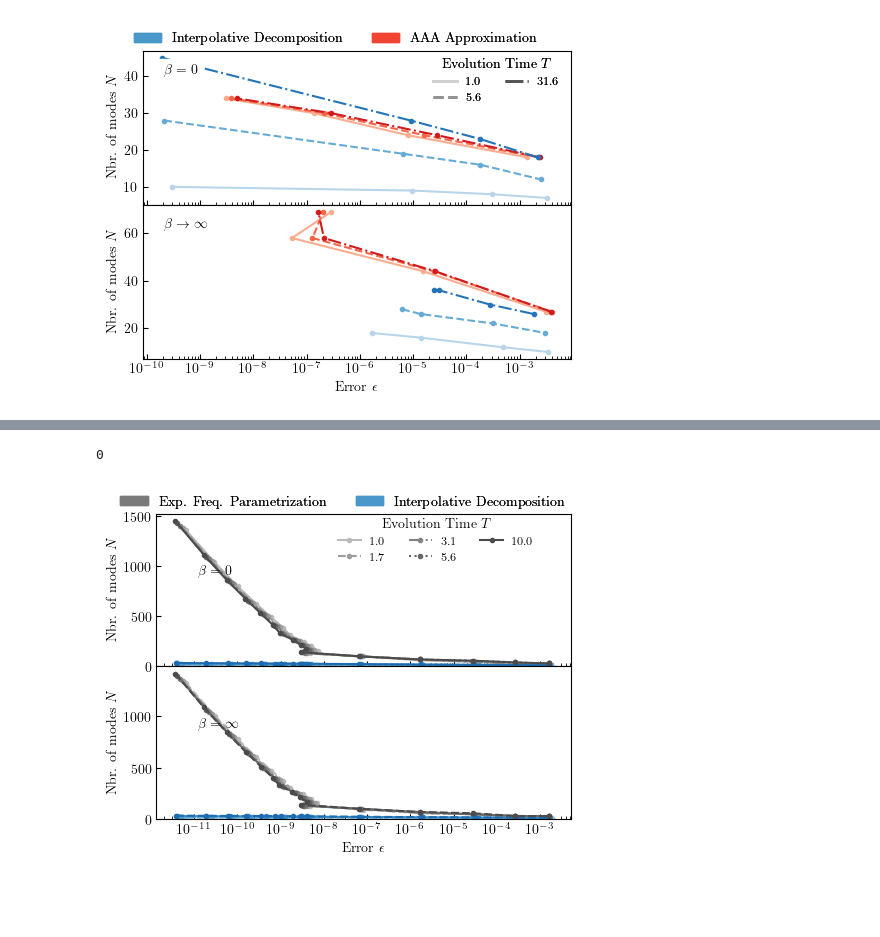
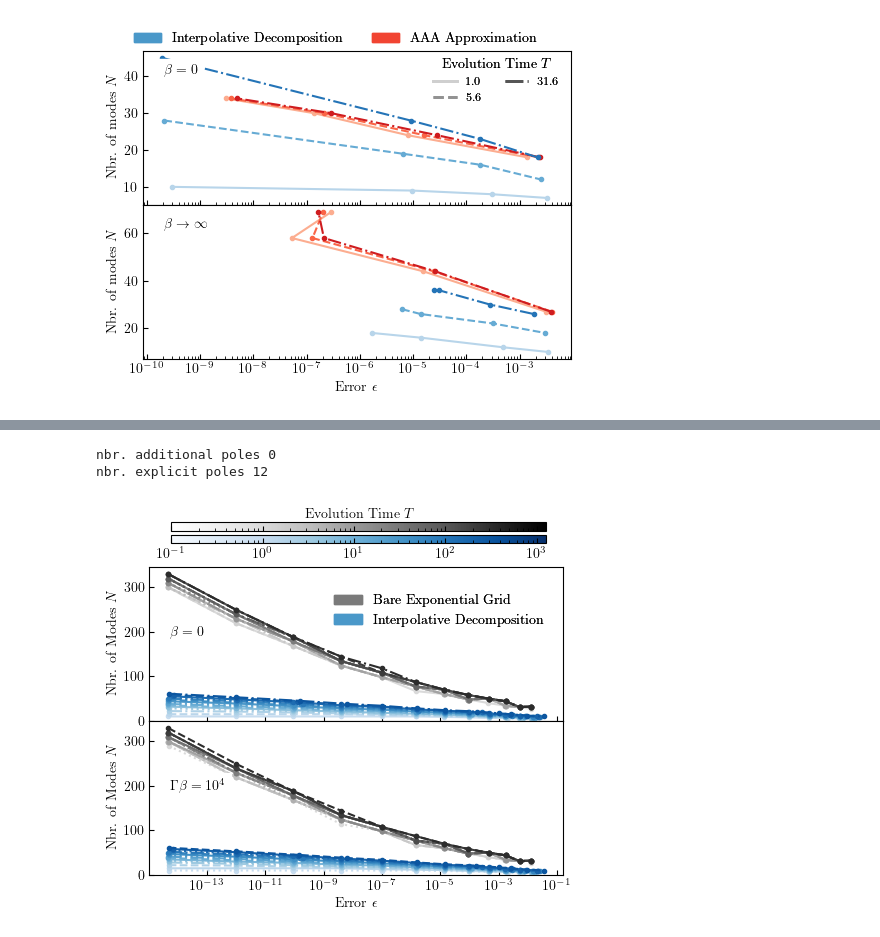
Before and after one commit to jthoenniss/RealTimeID, a Jupyter notebook: notebooks/paper.ipynb, the cells around one changed output, grey strips where cells are left out. Cells and saved outputs as stored; diff of their text form; code cells hidden in the pictures; blank space fills up the shorter version.

Commit message:
update plotting scriptupdate plotting scriptsts

```diff
--- a/notebooks/paper.ipynb
+++ b/notebooks/paper.ipynb
@@ -527,10 +674,11 @@ IndexError: too many indices for array: array is 1-dimensional, but 2 were index
 # %%
-filename_ID = f'../data/test_ID.h5'
+#filename_ID = f'../data/test_ID_Lambda50.h5'
+filename_ID = f'../data/test_ID_Lambda100000_opt.h5'
 #Create instance of Hdf5Kernel
 h5_kernel_ID = Hdf5Kernel(filename=filename_ID)
 
 #Extract the relevant data for plotting from hdf5 file. Assemble it conveniently into multidimensional arrays.
-keys = ["eps", "m", "n", "h", "N_max", "beta", "delta_t", "ID_rank","ID_error_reconstr_vs_cont", "only_positive_particle", "additional_poles"]
+keys = ["eps", "m", "n", "h", "N_max", "beta", "delta_t", "ID_rank","ID_error_reconstr_vs_cont", "only_positive_particle", "additional_poles", "explicit_poles"]
 
 cmap_blues = plt.get_cmap("Blues")
 cmap_reds = plt.get_cmap("Reds")
@@ -542,7 +690,9 @@ kernel_dims_ID, data_h5_ID = h5_kernel_ID.read_scalars_to_array(keys=keys)
 
 errors_discretization = data_h5_ID["eps"]
 nbr_additional_poles = np.array(data_h5_ID["additional_poles"]).shape[1]
-print(nbr_additional_poles)
+nbr_explicit_poles = np.array(data_h5_ID["explicit_poles"]).shape[1]
+print("nbr. additional poles", nbr_additional_poles)
+print("nbr. explicit poles", nbr_explicit_poles)
 m_vals = data_h5_ID["m"]
 n_vals = data_h5_ID["n"]
 h_vals = data_h5_ID["h"]
@@ -551,7 +701,8 @@ betas = data_h5_ID["beta"]
 delta_t_vals = data_h5_ID["delta_t"]
 ID_ranks = data_h5_ID["ID_rank"]
 errors_ID = data_h5_ID["ID_error_reconstr_vs_cont"]
-N_modes_finegrid = (m_vals + n_vals)
+N_modes_finegrid = ((m_vals + n_vals) + 1) + nbr_explicit_poles/2
+
 
 t_data = np.array([np.max(N_maxs[:,tau,:] * delta_t_vals[:,tau,:]) for tau in range (kernel_dims_ID[1])])
 
@@ -599,13 +750,13 @@ for b in range(kernel_dims_ID[2]):
         nbr_bare_modes = np.array(nbr_bare_modes)
 
         linestyle = next(linecycler)
-        mask_ID = err_ID > 1.e-12
+        mask_ID = err_ID > 4.e-15
 
         line_ID, = axs[b].plot(err_ID[mask_ID], ID_modes[mask_ID], marker="o", linestyle=linestyle, markersize=3,
                                color=cmap_blues(norm_times(t_data[tau])))
 
 
-        mask_bare = err_disc > 1.e-12
+        mask_bare = err_disc > 4.e-15
         #+ np.array(np.sum(mask_bare) * [nbr_additional_poles])
         line_bare, = axs[b].plot(err_disc[mask_bare], nbr_bare_modes[mask_bare] , marker="o", linestyle=linestyle, markersize=3, color=cmap_grays(norm_times(t_data[tau])),
                           label= str(round(t_data[tau], 2)))
@@ -617,55 +768,75 @@ for b in range(kernel_dims_ID[2]):
 
 
 
-    axs[b].set_ylabel("Nbr. of modes " + r"$N$")
+    axs[b].set_ylabel("Nbr. of Modes " + r"$N$")
     axs[b].set_xscale("log")
     axs[b].set_ylim(bottom=0)
 
 axs[1].set_xlabel("Error " + r"$\epsilon$")
-axs[0].text(0.1, 0.6, r"$\beta = 0$", transform=axs[0].transAxes)
-axs[1].text(0.1, 0.6, r"$\beta = \infty$", transform=axs[1].transAxes)
+#for text inset, choose background color white
+axs[0].text(0.05, 0.55, r"$\beta = 0$", transform=axs[0].transAxes, backgroundcolor='white')
+axs[1].text(0.05, 0.55, r"$\Gamma\beta  = 10^4$", transform=axs[1].transAxes, backgroundcolor='white')
 
 # Add a single legend above the entire figure
 from matplotlib.legend import Legend
-
-# Create custom legends
-
-legend3 = Legend(fig, handles_bare, labels_bare, loc='upper center', ncol=3, fontsize='small', frameon=False, title="Evolution Time " + r'$T$')
-
-# Add the legends manually
-fig.add_artist(legend3)
 
 
 # Adjust layout to make space for the legends
 plt.tight_layout(rect=[0, 0, 1, 0.9])
 
-legend3.set_bbox_to_anchor((0.68, .85))
-
-
 
 # Define custom legend elements for colors
 from matplotlib.patches import Patch
-legend_elements = [Patch(facecolor=cmap_grays(0.6), edgecolor=cmap_grays(0.6), label='Exp. Freq. Parametrization'),
+legend_elements = [Patch(facecolor=cmap_grays(0.6), edgecolor=cmap_grays(0.6), label='Bare Exponential Grid'),
                    Patch(facecolor=cmap_blues(0.6), edgecolor=cmap_blues(0.6), label='Interpolative Decomposition'),
                      ]
 
 # Create custom legend
-legend = plt.legend(handles=legend_elements, loc='upper center', ncol=2, bbox_to_anchor=(0.45, 2.2), fontsize='medium', frameon=False)
+legend = plt.legend(handles=legend_elements, loc='upper center', ncol=1, bbox_to_anchor=(0.7, 1.9), fontsize='medium', frameon=False)
 
 # Add the custom legend to the figure
 fig.add_artist(legend)
+
+# Adjust layout to make space for the legends
+plt.tight_layout(rect=[0, 0, 1, 0.9])
+
+# Add a colorbar for the reds above the figure
+cax_grays = fig.add_axes([0.17, .95, 0.75, 0.02])
+sm_grays = cm.ScalarMappable(cmap=cmap_grays, norm=norm_times)
+sm_grays.set_array([])
+cbar_grays = fig.colorbar(sm_grays, cax=cax_grays, orientation='horizontal')
+cbar_grays.set_label("Evolution Time " + r'$T$', labelpad=-20, fontsize='medium')
+# Suppress the tick labels of the red colorbar
+cbar_grays.ax.set_xticklabels([])
+# Place ticks inside the red colorbar
+cbar_grays.ax.tick_params(axis='x', which='both', direction='in')
+
+# Add a colorbar for the blues above the figure, but without a label
+cax_blues = fig.add_axes([0.17, 0.92, 0.75, 0.02])
+sm_blues = cm.ScalarMappable(cmap=cmap_blues, norm=norm_times)
+sm_blues.set_array([])
+cbar_blues = fig.colorbar(sm_blues, cax=cax_blues, orientation='horizontal')
+# Place ticks inside the blue colorbar
+cbar_blues.ax.tick_params(axis='x', which='both', direction='in')
+
+# Ensure the colorbars are aligned and share the same title
+cbar_reds.ax.xaxis.set_label_position('top')
+cbar_blues.ax.xaxis.set_label_position('top')
+
 
 #move all ticks into plot area:
 for ax in axs.flat:
     ax.xaxis.set_tick_params(which='both', direction='in')
     ax.yaxis.set_tick_params(which='both', direction='in')
 
 #move lower plots closer to upper plots
 fig.subplots_adjust(hspace=0.0, wspace=0.0)
 
-plt.show()
+# Save the figure as a PDF
+plt.savefig('../plots/flatband_error_Lambda=100000_pos.pdf', format='pdf', bbox_inches='tight')
 # %% [output]
-0
+nbr. additional poles 0
+nbr. explicit poles 12
-[figure, old version]
+[figure, new version]
 # %%
 #filename_ID = f'../data/ID_delta_t=0.1_flatband_Lambda=10.h5'
```
Also changed, not shown: parts of 7 cells of this notebook.
